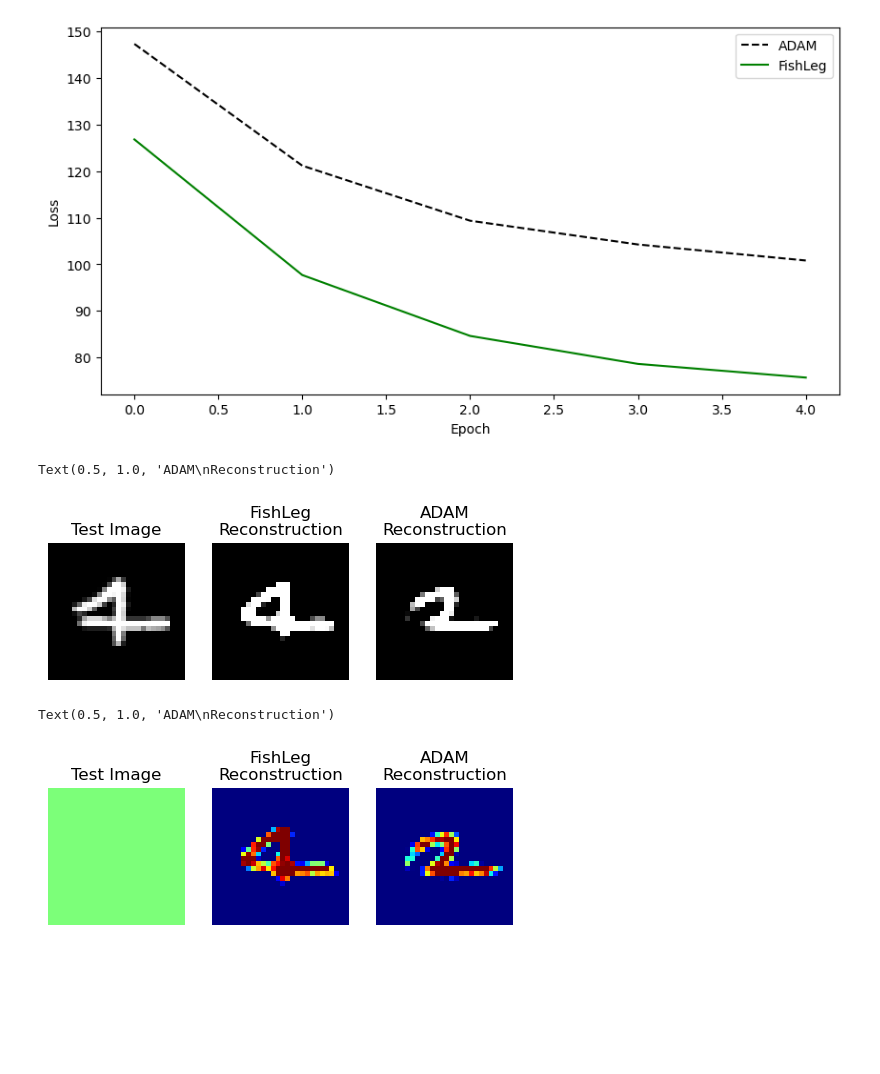
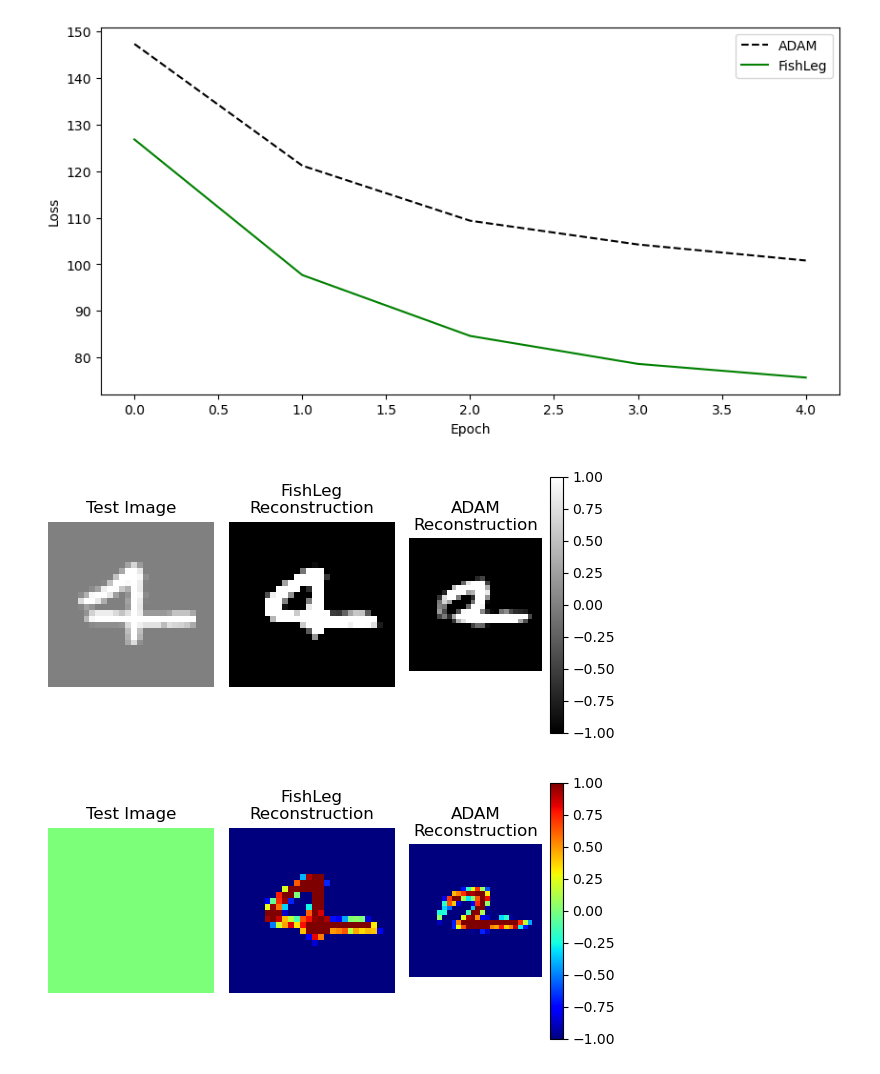
Before and after one commit to mtkresearch/FishLeg, a Jupyter notebook: examples/MNIST_autoencoder.ipynb, the cells around one changed output. Drawn from its saved outputs; the diff is of its cells as text; code cells hidden in the pictures; blank space fills up the shorter version.

```diff
--- a/examples/MNIST_autoencoder.ipynb
+++ b/examples/MNIST_autoencoder.ipynb
@@ -363,29 +363,32 @@ plt.show()
 [figure]
 # %%
 i=3
-vmin = np.min(np.array(test_dataset[i])[0])
-vmax = np.max(np.array(test_dataset[i])[0])
+vmin = -1#np.min(np.array(test_dataset[i])[0])
+vmax = 1#np.max(np.array(test_dataset[i])[0])
+cmap = 'gray'
 
 fig, axs = plt.subplots(1,3, figsize=(6,3))
 axs=axs.flatten()
 
 test_img = np.array(test_dataset[i])[0]
-axs[0].imshow(test_img.reshape(28,28), cmap='gray', vmin=vmin, vmax=vmax)
+axs[0].imshow(test_img.reshape(28,28), cmap=cmap, vmin=vmin, vmax=vmax)
 axs[0].axis('off')
 axs[0].set_title(f"Test Image")
 
 fishleg_reconstruction = model_FishLeg(test_dataset[i][0].to(device)).cpu().detach().numpy()
-axs[1].imshow(np.array(fishleg_reconstruction).reshape(28,28), cmap='gray', vmin=vmin, vmax=vmax)
+axs[1].imshow(np.array(fishleg_reconstruction).reshape(28,28), cmap=cmap, vmin=vmin, vmax=vmax)
 axs[1].axis('off')
 axs[1].set_title(f"FishLeg\nReconstruction")
 
 adam_reconstruction = model_ADAM(test_dataset[i][0].to(device)).cpu().detach().numpy()
-axs[2].imshow(np.array(adam_reconstruction).reshape(28,28), cmap='gray', vmin=vmin, vmax=vmax)
+pl = axs[2].imshow(np.array(adam_reconstruction).reshape(28,28), cmap=cmap, vmin=vmin, vmax=vmax)
 axs[2].axis('off')
 axs[2].set_title(f"ADAM\nReconstruction")
+
+fig.colorbar(pl)
+plt.tight_layout()
 # %% [output]
-Text(0.5, 1.0, 'ADAM\nReconstruction')
-[figure, old version]
+[figure, new version]
 # %%
 i=3
 vmin = -1
@@ -406,9 +409,11 @@ axs[1].axis('off')
 axs[1].set_title(f"FishLeg\nReconstruction")
 
 adam_reconstruction = model_ADAM(test_dataset[i][0].to(device)).cpu().detach().numpy()
-axs[2].imshow(np.array(adam_reconstruction-test_img).reshape(28,28), cmap=cmap, vmin=vmin, vmax=vmax)
+pl=axs[2].imshow(np.array(adam_reconstruction-test_img).reshape(28,28), cmap=cmap, vmin=vmin, vmax=vmax)
 axs[2].axis('off')
 axs[2].set_title(f"ADAM\nReconstruction")
+
+fig.colorbar(pl)
+plt.tight_layout()
 # %% [output]
-Text(0.5, 1.0, 'ADAM\nReconstruction')
-[figure, old version]
+[figure, new version]
```
